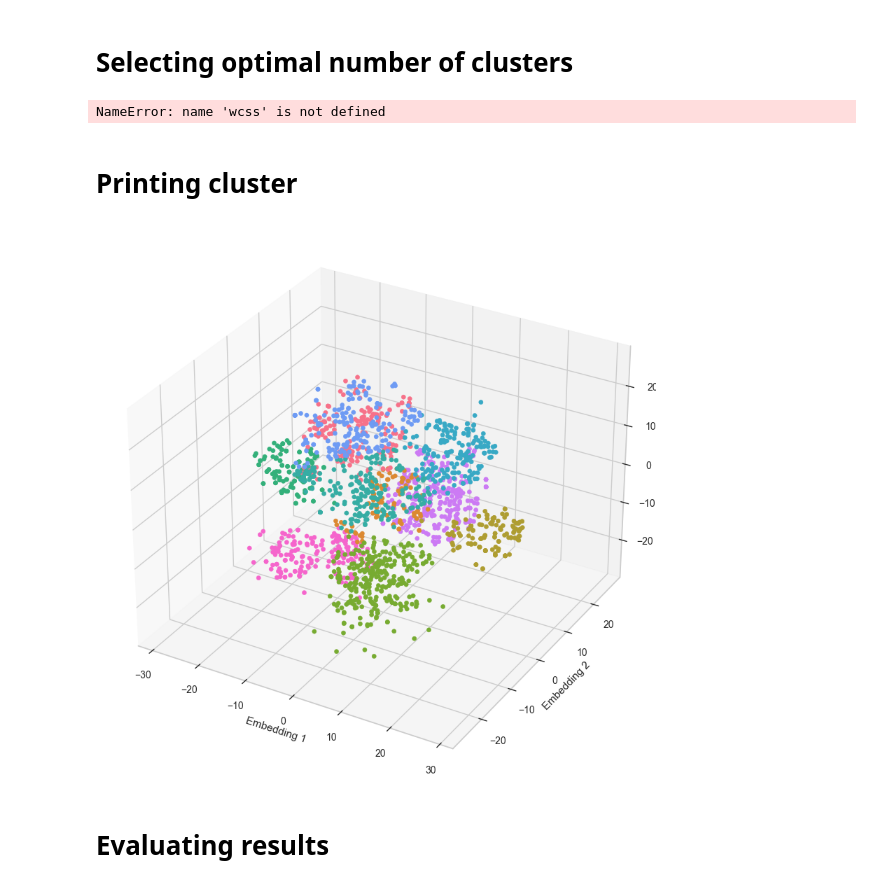
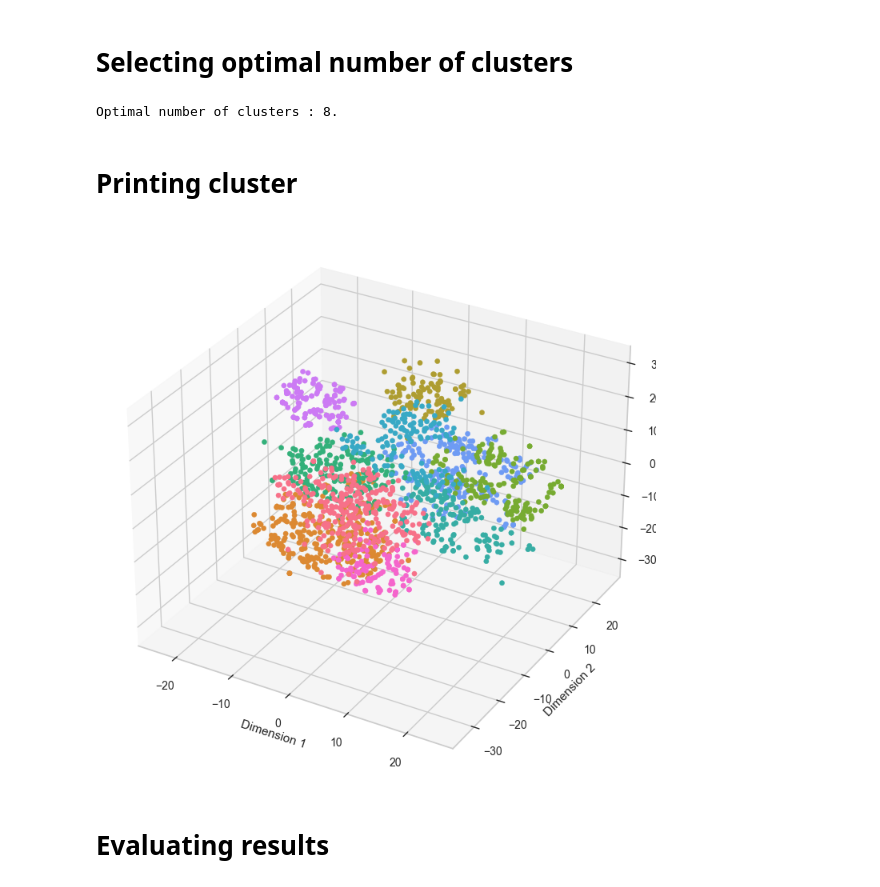
Before and after one commit to SebastienGuillemin/statistics, a Jupyter notebook: descriptive_statistics/clustering/t-SNE_kmedoids_samples.ipynb, the cells around one changed output. Cells and saved outputs as stored; diff of their text form; code cells hidden in the pictures.

```diff
--- a/descriptive_statistics/clustering/t-SNE_kmedoids_samples.ipynb
+++ b/descriptive_statistics/clustering/t-SNE_kmedoids_samples.ipynb
@@ -143,37 +143,37 @@ plt.show()
 # Selecting optimal number of clusters
 # %%
 # Finding the optimal cluster number
-index_cluster = np.argmax(wcss)
+index_cluster = np.argmax(silhouette_scores)
 optimal_hyperparameter_number = index_cluster + 1 # Indexes start at 0.
 print(f'Optimal number of clusters : {optimal_hyperparameter_number}.')
 # %% [output]
-NameError: name 'wcss' is not defined
+Optimal number of clusters : 8.
 # %% [markdown]
 # Printing cluster
 # %%
 # Printing the cluster according to the optimal cluster number
 cluster_labels = labels_results[optimal_hyperparameter_number]
 embedding_df = pd.DataFrame({'x': embedding[:, 0],
                              'y': embedding[:, 1],
                              'z': embedding[:, 2],
                              'label': cluster_labels})
 
 # axes instance
-fig = plt.figure(figsize=(8, 8))
+fig = plt.figure(figsize=(7, 7))
 ax = Axes3D(fig, auto_add_to_figure=False)
 
-ax.set_xlabel('Embedding 1')
-ax.set_ylabel('Embedding 2')
-ax.set_zlabel('Embedding 3')
+ax.set_xlabel('Dimension 1')
+ax.set_ylabel('Dimension 2')
+ax.set_zlabel('Dimension 3')
 fig.add_axes(ax)
 
 # get colormap from seaborn
 cmap = ListedColormap(sns.color_palette("husl", len(np.unique(cluster_labels))).as_hex())
 
 # plot
 sc = ax.scatter(embedding_df.loc[:, 'x'], embedding_df.loc[:, 'y'], embedding_df.loc[:, 'z'], s=20, c=embedding_df.loc[:, 'label'], marker='o', cmap=cmap, alpha=1)
 # %% [output]
-[figure, old version]
+[figure, new version]
 # %% [markdown]
 # Evaluating results
 # %% [markdown]
```
Also changed, not shown: parts of 3 cells of this notebook, 1 other file.
